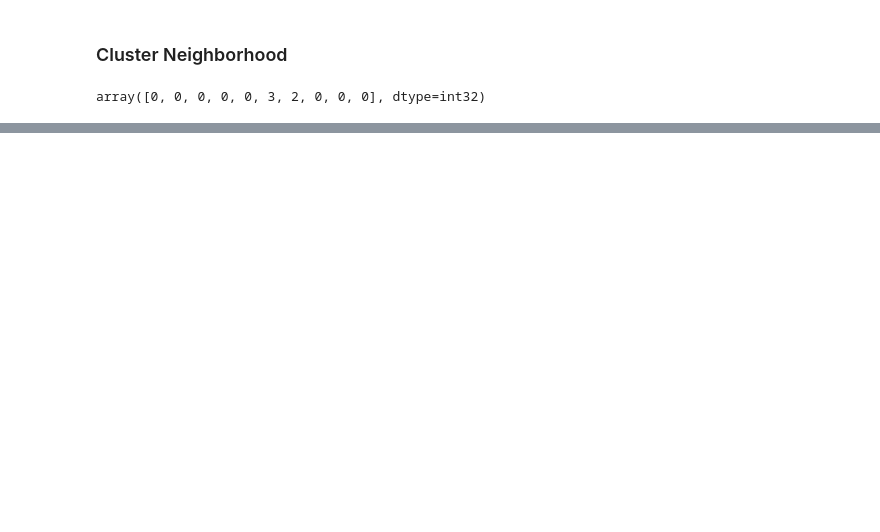
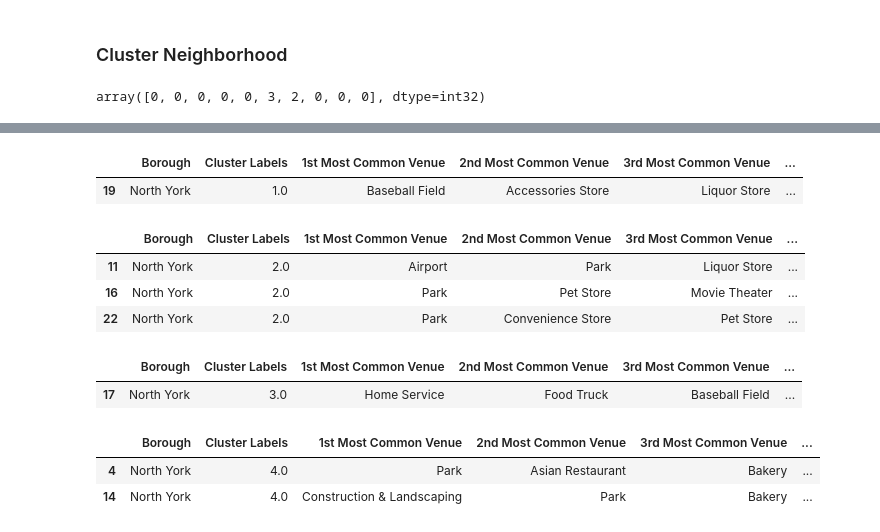
Before and after one commit to victoravalbuena/Coursera_Capstone, a Jupyter notebook: CAPSTONE Project.ipynb, the cells around one changed output, grey strips where cells are left out. Cells and saved outputs as stored; diff of their text form; code cells hidden in the pictures; blank space fills up the shorter version.

```diff
--- a/CAPSTONE Project.ipynb
+++ b/CAPSTONE Project.ipynb
@@ -565,0 +587,27 @@ TypeError: list indices must be integers or slices, not float
+# %%
+### CLUSTER 2
+toronto_merged.loc[toronto_merged['Cluster Labels'] == 1, toronto_merged.columns[[1] + list(range(5, toronto_merged.shape[1]))]]
+# %% [output]
+|  | Borough | Cluster Labels | 1st Most Common Venue | 2nd Most Common Venue | 3rd Most Common Venue | ... |
+| 19 | North York | 1.0 | Baseball Field | Accessories Store | Liquor Store | ... |
+# %%
+### CLUSTER 3
+toronto_merged.loc[toronto_merged['Cluster Labels'] == 2, toronto_merged.columns[[1] + list(range(5, toronto_merged.shape[1]))]]
+# %% [output]
+|  | Borough | Cluster Labels | 1st Most Common Venue | 2nd Most Common Venue | 3rd Most Common Venue | ... |
+| 11 | North York | 2.0 | Airport | Park | Liquor Store | ... |
+| 16 | North York | 2.0 | Park | Pet Store | Movie Theater | ... |
+| 22 | North York | 2.0 | Park | Convenience Store | Pet Store | ... |
+# %%
+### CLUSTER 4
+toronto_merged.loc[toronto_merged['Cluster Labels'] == 3, toronto_merged.columns[[1] + list(range(5, toronto_merged.shape[1]))]]
+# %% [output]
+|  | Borough | Cluster Labels | 1st Most Common Venue | 2nd Most Common Venue | 3rd Most Common Venue | ... |
+| 17 | North York | 3.0 | Home Service | Food Truck | Baseball Field | ... |
+# %%
+### CLUSTER 5
+toronto_merged.loc[toronto_merged['Cluster Labels'] == 4, toronto_merged.columns[[1] + list(range(5, toronto_merged.shape[1]))]]
+# %% [output]
+|  | Borough | Cluster Labels | 1st Most Common Venue | 2nd Most Common Venue | 3rd Most Common Venue | ... |
+| 4 | North York | 4.0 | Park | Asian Restaurant | Bakery | ... |
+| 14 | North York | 4.0 | Construction & Landscaping | Park | Bakery | ... |
```
Also changed, not shown: parts of 4 cells of this notebook.
